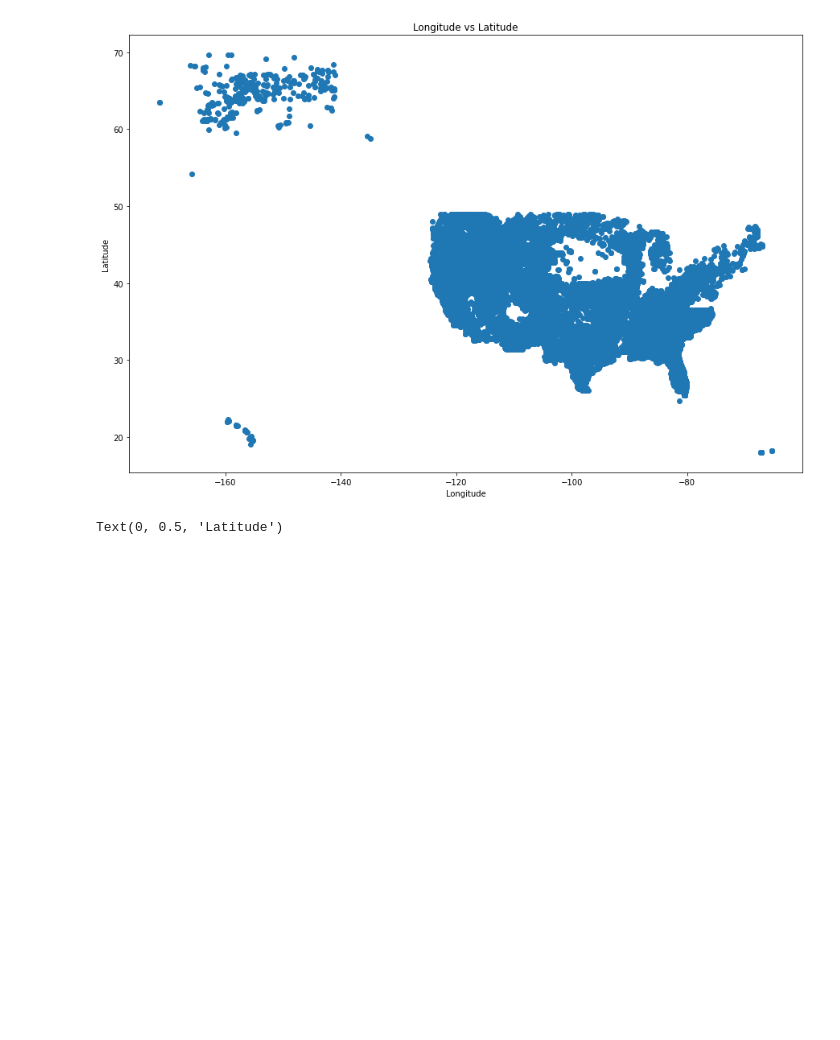
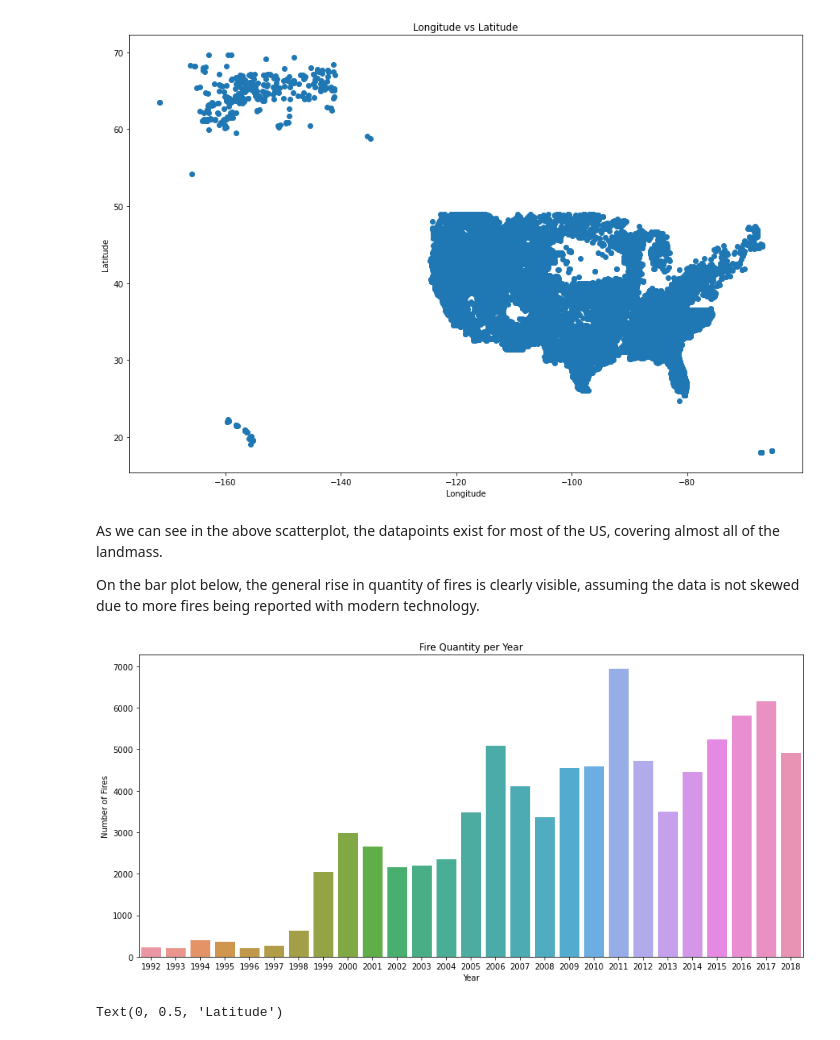
Before and after one commit to data301-2021-summer2/project-group41-project, a Jupyter notebook: analysis/endrio/Milestone_2_EDA.ipynb, the cells around one changed output. Drawn from its saved outputs; the diff is of its cells as text; code cells hidden in the pictures; blank space fills up the shorter version.

```diff
--- a/analysis/endrio/Milestone_2_EDA.ipynb
+++ b/analysis/endrio/Milestone_2_EDA.ipynb
@@ -14,12 +14,2 @@ from scripts.project_functions import load_and_process as lnp
 # %%
-#lnp("C:/Users/riora/Documents/A+Documents/UBC/Summer21/DATA301/Project/Data/firesNEW.csv")
+df = lnp("C:/Users/riora/Documents/A+Documents/UBC/Summer21/DATA301/Project/Data/firesNEW.csv")
-# %%
-df = pd.read_csv("C:/Users/riora/Documents/A+Documents/UBC/Summer21/DATA301/Project/Data/firesNEW.csv", encoding = 'ISO-8859-1', low_memory=False)
-#len(original_df)
-df.drop(columns=['NWCG_REPORTING_UNIT_NAME', 'FPA_ID', 'SOURCE_SYSTEM_TYPE', 'SOURCE_SYSTEM', 'NWCG_REPORTING_AGENCY', 'NWCG_REPORTING_UNIT_ID', 'SOURCE_REPORTING_UNIT', 'SOURCE_REPORTING_UNIT_NAME', 'LOCAL_FIRE_REPORT_ID', 'LOCAL_INCIDENT_ID', 'FIRE_CODE', 'ICS_209_PLUS_INCIDENT_JOIN_ID', 'ICS_209_PLUS_COMPLEX_JOIN_ID', 'MTBS_ID', 'MTBS_FIRE_NAME', 'COMPLEX_NAME', 'DISCOVERY_DOY', 'NWCG_CAUSE_AGE_CATEGORY', 'OWNER_DESCR', 'COUNTY', 'NWCG_GENERAL_CAUSE'], inplace=True)
-df.rename(columns = {'NWCG_CAUSE_CLASSIFICATION':'CAUSE'}, inplace = True)
-df.dropna(inplace=True)
-df.drop(df[(df['FIRE_SIZE_CLASS']=='A')].index, inplace=True)
-df.drop(df[(df['FIRE_SIZE_CLASS']=='B')].index, inplace=True)
-df.reset_index(inplace=True)
-df
@@ -88,6 +87,26 @@ plt.ylabel('Latitude')
 # %% [output]
 Text(0, 0.5, 'Latitude')
 [figure]
+# %% [markdown]
+As we can see in the above scatterplot, the datapoints exist for most of the US, covering almost all of the landmass.
+
+On the bar plot below, the general rise in quantity of fires is clearly visible, assuming the data is not skewed due to more fires being reported with modern technology.
+# %%
+# How many datapoints are there per year?
+quantity = df.groupby(['FIRE_YEAR']).count()
+
+quantity.reset_index(inplace=True)
+
+dimensions = (15, 7)
+fig, ax = plt.subplots(figsize=dimensions)
+plot4 = sns.barplot(x="FIRE_YEAR", y="FOD_ID", data=quantity)
+plt.title('Fire Quantity per Year')
+plt.xlabel('Year')
+plt.ylabel('Number of Fires')
+plt.show()
+#quantity
+# %% [output]
+[figure, added]
 # %%
 #plot latitude vs fire year:
 
```
Also changed, not shown: parts of 11 cells of this notebook, 5 other files.
